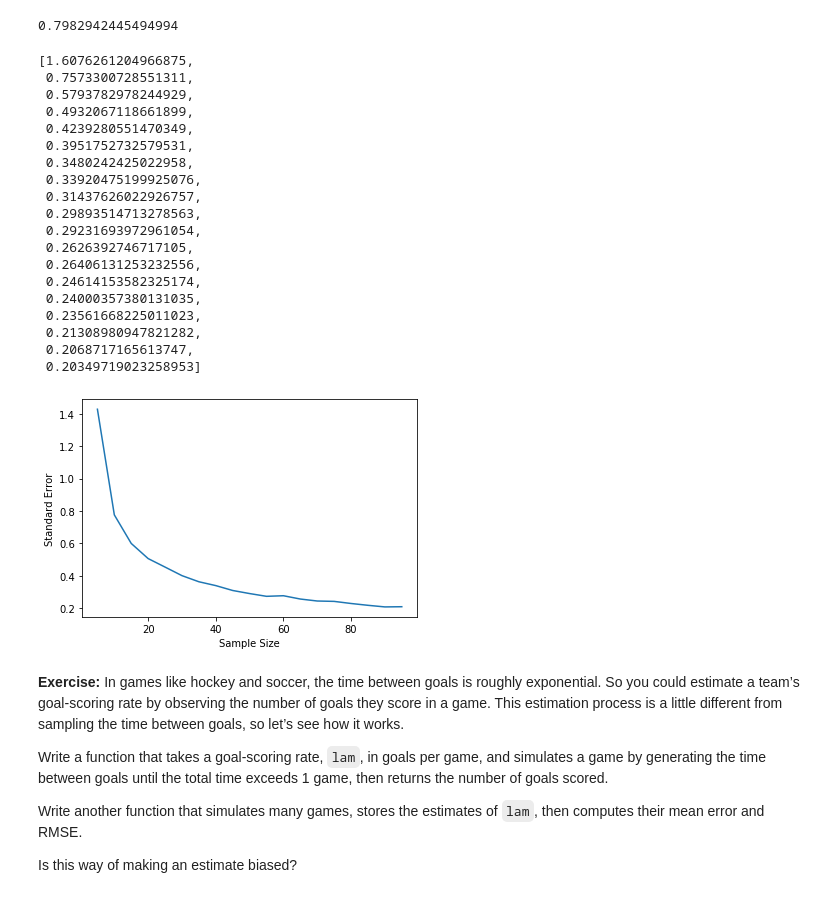
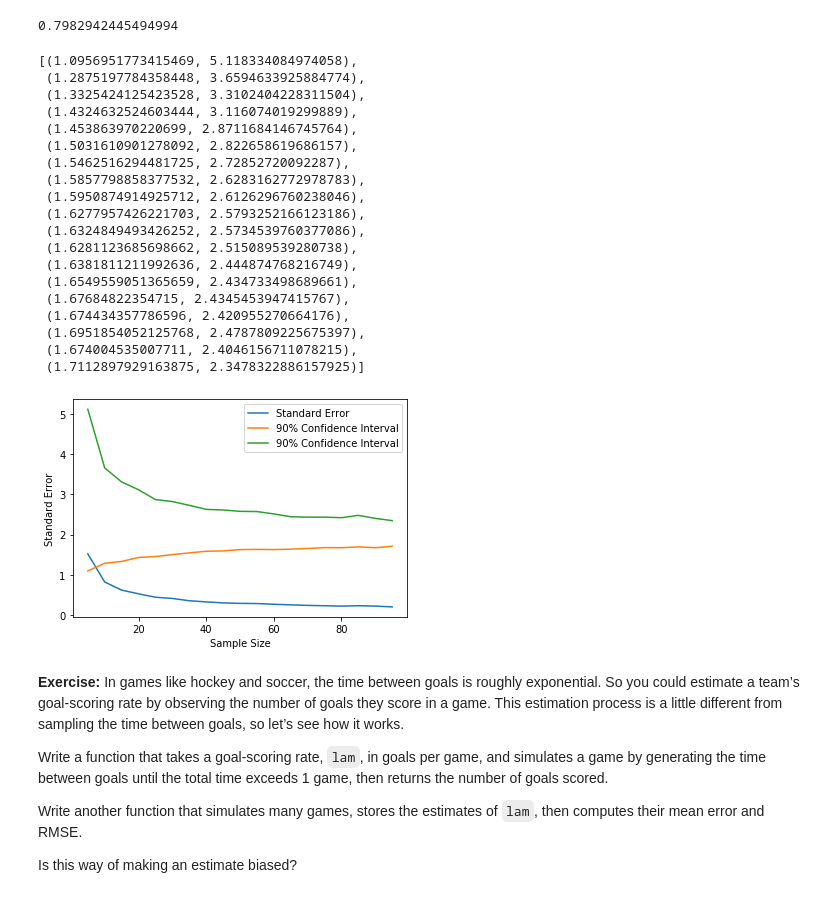
Before and after one commit to max-currier/ThinkStats2, a Jupyter notebook: code/chap08ex.ipynb, the cells around one changed output. Saved outputs shown, nothing was run; the diff lists cells and outputs as text; code cells hidden in the pictures.

```diff
--- a/code/chap08ex.ipynb
+++ b/code/chap08ex.ipynb
@@ -317,6 +317,7 @@ stderr
 # looking at n vs SE for multiple sample sizes
 
 stderrs = []
+cis = []
 n_range = range(5, 100, 5)
 
 for n in n_range:
@@ -324,40 +325,45 @@ for n in n_range:
 
     cdf = thinkstats2.Cdf(means)
 
+    ci = cdf.Percentile(5), cdf.Percentile(95)
+    cis.append(ci)
+
     stderr = RMSE(means, np.mean(means))
-
     stderrs.append(stderr)
 
 stderrs
+cis
 # %% [output]
-[1.6076261204966875,
- 0.7573300728551311,
- 0.5793782978244929,
- 0.4932067118661899,
- 0.4239280551470349,
- 0.3951752732579531,
- 0.3480242425022958,
- 0.33920475199925076,
- 0.31437626022926757,
- 0.29893514713278563,
- 0.29231693972961054,
- 0.2626392746717105,
- 0.26406131253232556,
- 0.24614153582325174,
- 0.24000357380131035,
- 0.23561668225011023,
- 0.21308980947821282,
- 0.2068717165613747,
- 0.20349719023258953]
+[(1.0956951773415469, 5.118334084974058),
+ (1.2875197784358448, 3.6594633925884774),
+ (1.3325424125423528, 3.3102404228311504),
+ (1.4324632524603444, 3.116074019299889),
+ (1.453863970220699, 2.8711684146745764),
+ (1.5031610901278092, 2.822658619686157),
+ (1.5462516294481725, 2.72852720092287),
+ (1.5857798858377532, 2.6283162772978783),
+ (1.5950874914925712, 2.6126296760238046),
+ (1.6277957426221703, 2.5793252166123186),
+ (1.6324849493426252, 2.5734539760377086),
+ (1.6281123685698662, 2.515089539280738),
+ (1.6381811211992636, 2.444874768216749),
+ (1.6549559051365659, 2.434733498689661),
+ (1.67684822354715, 2.4345453947415767),
+ (1.674434357786596, 2.420955270664176),
+ (1.6951854052125768, 2.4787809225675397),
+ (1.674004535007711, 2.4046156711078215),
+ (1.7112897929163875, 2.3478322886157925)]
 # %%
 import matplotlib.pyplot as plt
 
 
-plt.plot(n_range, stderrs)
+plt.plot(n_range, stderrs, label = "Standard Error")
+plt.plot(n_range, cis, label = "90% Confidence Interval")
 plt.xlabel('Sample Size')
-plt.ylabel('Standard Error');
+plt.ylabel('Standard Error')
+plt.legend();
 # %% [output]
-[figure, old version]
+[figure, new version]
 # %% [markdown]
 **Exercise:** In games like hockey and soccer, the time between goals is roughly exponential. So you could estimate a team’s goal-scoring rate by observing the number of goals they score in a game. This estimation process is a little different from sampling the time between goals, so let’s see how it works.
 
```
